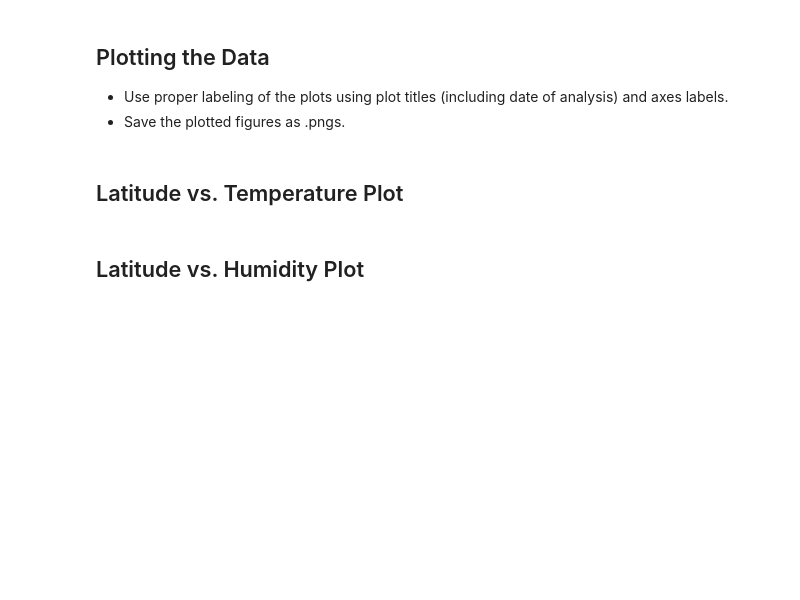
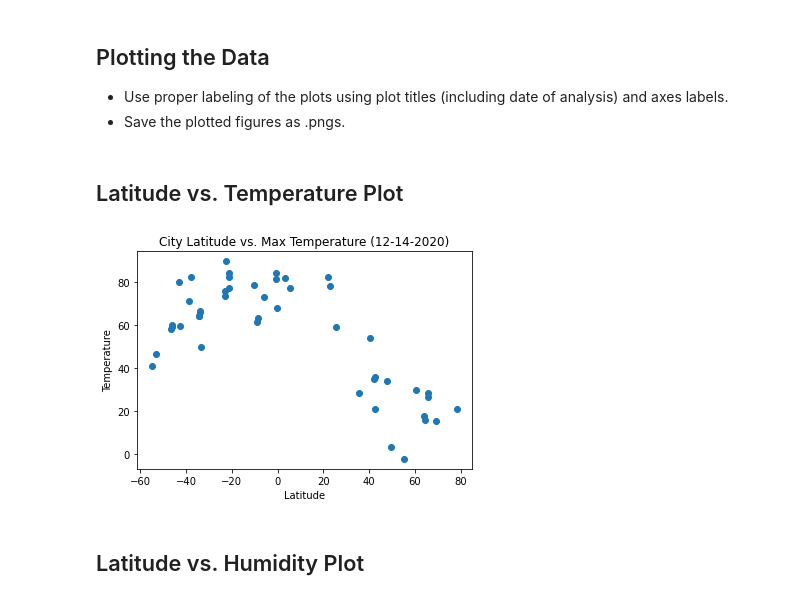
Before and after one commit to GND95/Python-API-Challenge, a Jupyter notebook: WeatherPy/WeatherPy.ipynb, the cells around one changed output. Drawn from its saved outputs; the diff is of its cells as text; code cells hidden in the pictures; blank space fills up the shorter version.

```diff
--- a/WeatherPy/WeatherPy.ipynb
+++ b/WeatherPy/WeatherPy.ipynb
@@ -192,6 +192,14 @@ Skip this step if there are no cities that have humidity > 100%.
 * Save the plotted figures as .pngs.
 # %% [markdown]
 ## Latitude vs. Temperature Plot
+# %%
+plt.scatter(cleaned_weather_df["Lat"], cleaned_weather_df["Max Temp"])
+plt.title(f"City Latitude vs. Max Temperature ({converted_Date[0]})")
+plt.xlabel("Latitude")
+plt.ylabel("Temperature")
+plt.show()
+# %% [output]
+[figure, added]
 # %% [markdown]
 ## Latitude vs. Humidity Plot
 # %% [markdown]
```
Also changed, not shown: parts of 4 cells of this notebook.
